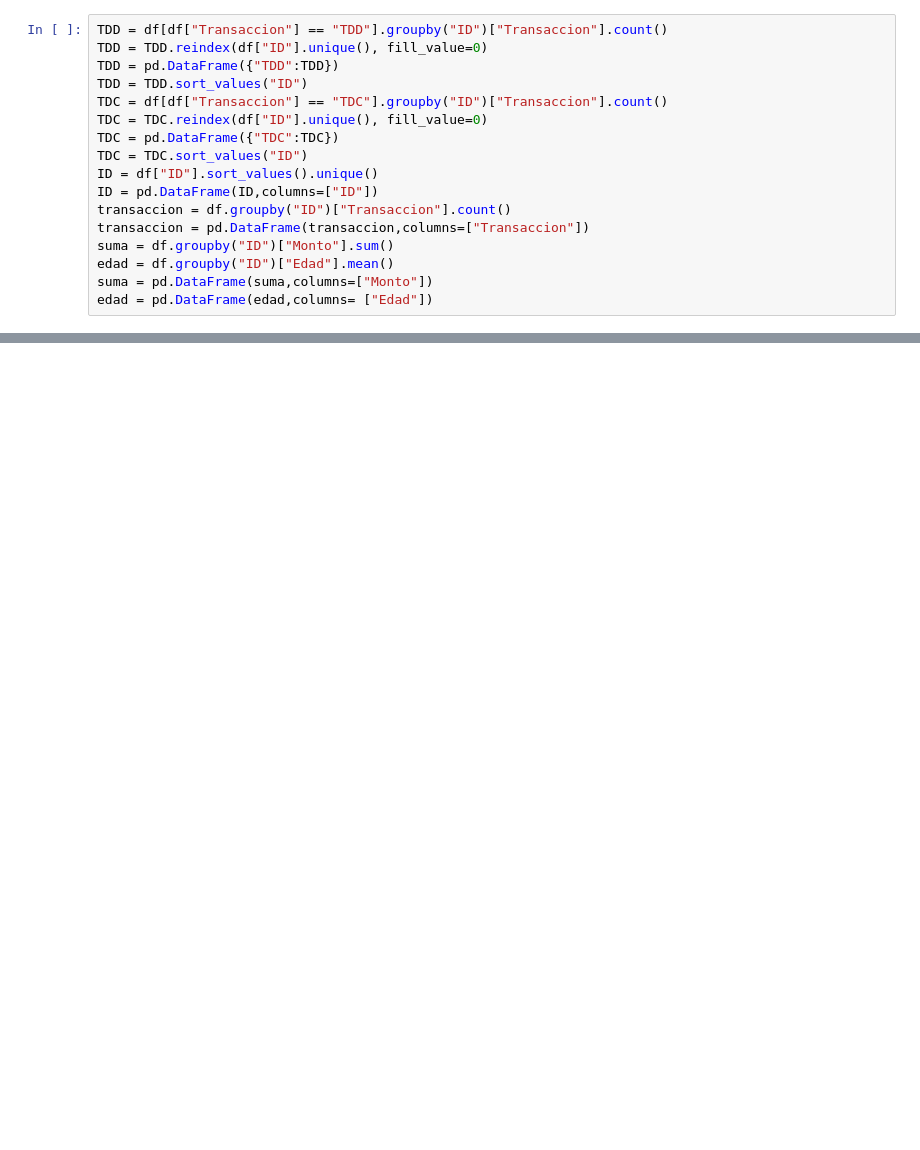
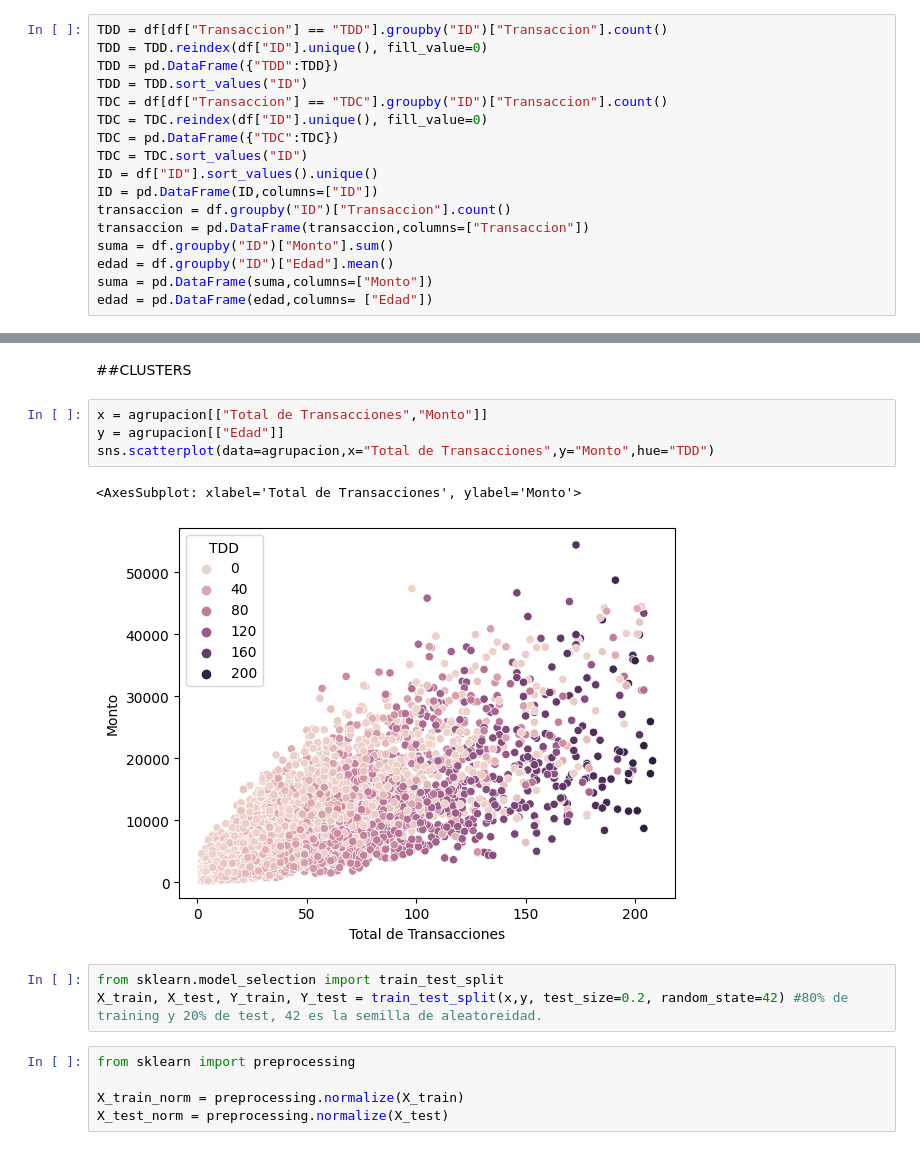
Before and after one commit to Azahramirez/DATATON1, a Jupyter notebook: uno (1).ipynb, the cells around one changed output, grey strips where cells are left out. Drawn from its saved outputs; the diff is of its cells as text; blank space fills up the shorter version.

```diff
--- a/uno (1).ipynb
+++ b/uno (1).ipynb
@@ -238,0 +211,17 @@ Name: Monto, dtype: int64
+# %% [markdown]
+##CLUSTERS
+# %%
+x = agrupacion[["Total de Transacciones","Monto"]]
+y = agrupacion[["Edad"]]
+sns.scatterplot(data=agrupacion,x="Total de Transacciones",y="Monto",hue="TDD")
+# %% [output]
+<AxesSubplot: xlabel='Total de Transacciones', ylabel='Monto'>
+[figure, added]
+# %%
+from sklearn.model_selection import train_test_split
+X_train, X_test, Y_train, Y_test = train_test_split(x,y, test_size=0.2, random_state=42) #80% de training y 20% de test, 42 es la semilla de aleatoreidad.
+# %%
+from sklearn import preprocessing
+
+X_train_norm = preprocessing.normalize(X_train)
+X_test_norm = preprocessing.normalize(X_test)
```
Also changed, not shown: parts of 30 cells of this notebook.
